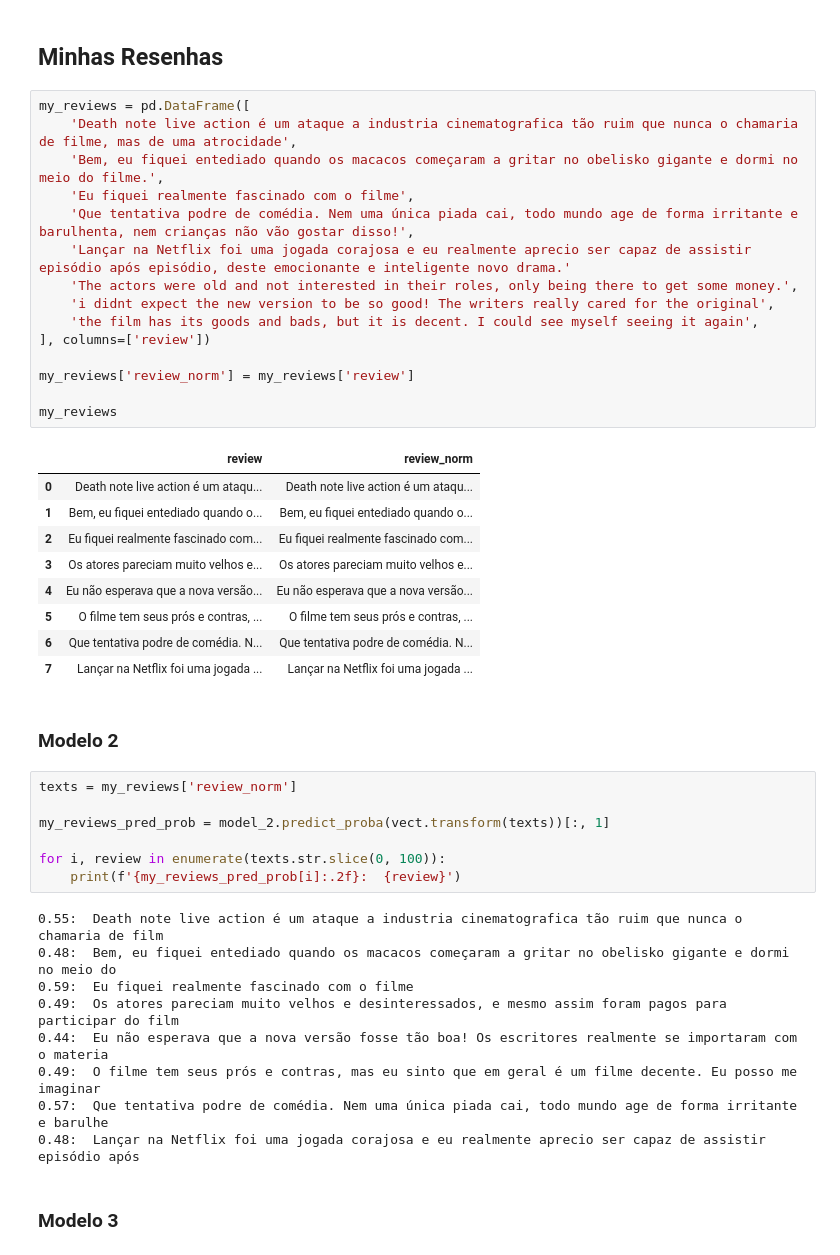
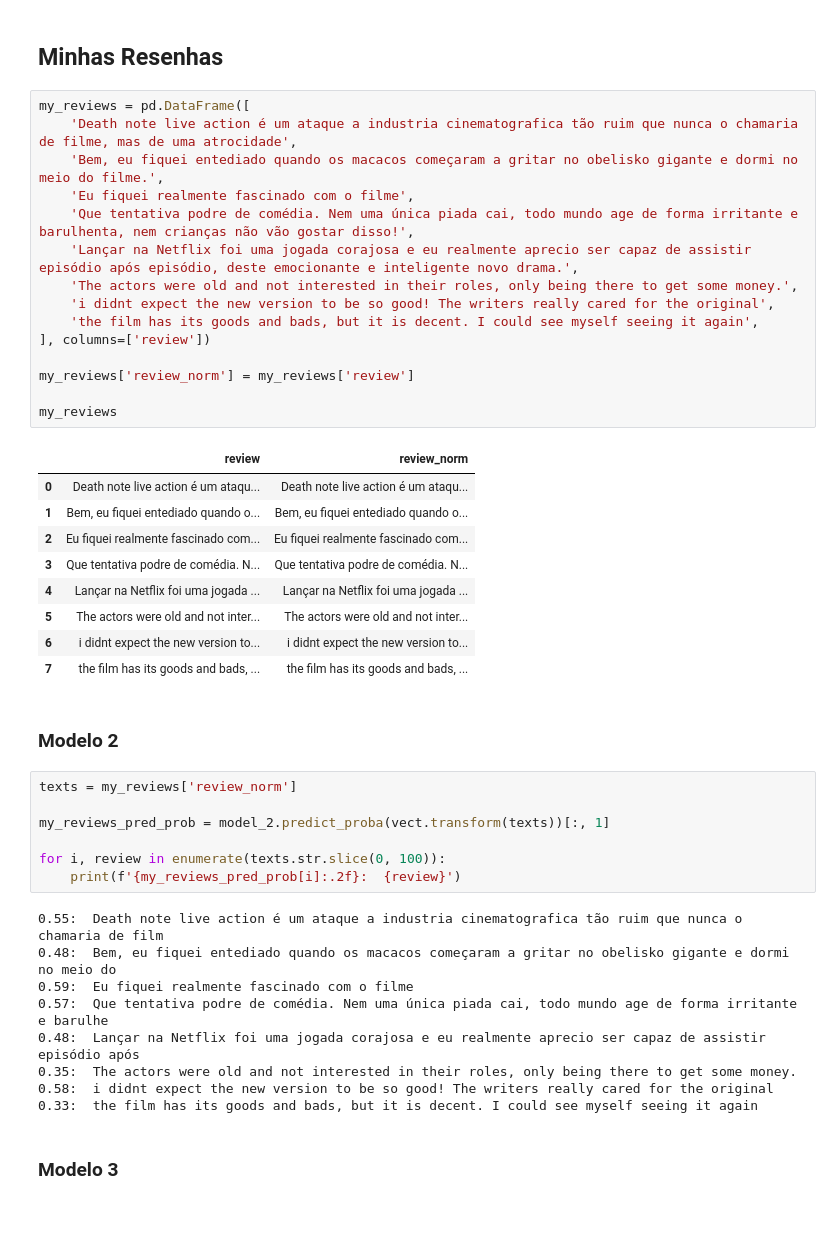
Before and after one commit to MHCTDS/Film_review_avaliation_Matheus, a Jupyter notebook: notebooks/Notebook.ipynb, the cells around one changed output. Cells and saved outputs as stored; diff of their text form; blank space fills up the shorter version.

```diff
--- a/notebooks/Notebook.ipynb
+++ b/notebooks/Notebook.ipynb
@@ -589,28 +602,28 @@ def BERT_text_to_embeddings(texts, max_length=512, batch_size=100, force_device=
 # %%
 my_reviews = pd.DataFrame([
     'Death note live action é um ataque a industria cinematografica tão ruim que nunca o chamaria de filme, mas de uma atrocidade',
     'Bem, eu fiquei entediado quando os macacos começaram a gritar no obelisko gigante e dormi no meio do filme.',
     'Eu fiquei realmente fascinado com o filme',
     'Que tentativa podre de comédia. Nem uma única piada cai, todo mundo age de forma irritante e barulhenta, nem crianças não vão gostar disso!',
-    'Lançar na Netflix foi uma jogada corajosa e eu realmente aprecio ser capaz de assistir episódio após episódio, deste emocionante e inteligente novo drama.'
+    'Lançar na Netflix foi uma jogada corajosa e eu realmente aprecio ser capaz de assistir episódio após episódio, deste emocionante e inteligente novo drama.',
     'The actors were old and not interested in their roles, only being there to get some money.',
     'i didnt expect the new version to be so good! The writers really cared for the original',
     'the film has its goods and bads, but it is decent. I could see myself seeing it again',
 ], columns=['review'])
 
 my_reviews['review_norm'] = my_reviews['review']
 
 my_reviews
 # %% [output]
 |  | review | review_norm |
 | 0 | Death note live action é um ataqu... | Death note live action é um ataqu... |
 | 1 | Bem, eu fiquei entediado quando o... | Bem, eu fiquei entediado quando o... |
 | 2 | Eu fiquei realmente fascinado com... | Eu fiquei realmente fascinado com... |
-| 3 | Os atores pareciam muito velhos e... | Os atores pareciam muito velhos e... |
-| 4 | Eu não esperava que a nova versão... | Eu não esperava que a nova versão... |
-| 5 | O filme tem seus prós e contras, ... | O filme tem seus prós e contras, ... |
-| 6 | Que tentativa podre de comédia. N... | Que tentativa podre de comédia. N... |
-| 7 | Lançar na Netflix foi uma jogada ... | Lançar na Netflix foi uma jogada ... |
+| 3 | Que tentativa podre de comédia. N... | Que tentativa podre de comédia. N... |
+| 4 | Lançar na Netflix foi uma jogada ... | Lançar na Netflix foi uma jogada ... |
+| 5 | The actors were old and not inter... | The actors were old and not inter... |
+| 6 | i didnt expect the new version to... | i didnt expect the new version to... |
+| 7 | the film has its goods and bads, ... | the film has its goods and bads, ... |
 # %% [markdown]
 ### Modelo 2
 # %%
@@ -624,11 +637,11 @@ for i, review in enumerate(texts.str.slice(0, 100)):
 0.55:  Death note live action é um ataque a industria cinematografica tão ruim que nunca o chamaria de film
 0.48:  Bem, eu fiquei entediado quando os macacos começaram a gritar no obelisko gigante e dormi no meio do
 0.59:  Eu fiquei realmente fascinado com o filme
-0.49:  Os atores pareciam muito velhos e desinteressados, e mesmo assim foram pagos para participar do film
-0.44:  Eu não esperava que a nova versão fosse tão boa! Os escritores realmente se importaram com o materia
-0.49:  O filme tem seus prós e contras, mas eu sinto que em geral é um filme decente. Eu posso me imaginar
 0.57:  Que tentativa podre de comédia. Nem uma única piada cai, todo mundo age de forma irritante e barulhe
 0.48:  Lançar na Netflix foi uma jogada corajosa e eu realmente aprecio ser capaz de assistir episódio após
+0.35:  The actors were old and not interested in their roles, only being there to get some money.
+0.58:  i didnt expect the new version to be so good! The writers really cared for the original
+0.33:  the film has its goods and bads, but it is decent. I could see myself seeing it again
 # %% [markdown]
 ### Modelo 3
 # %%
```
Also changed, not shown: parts of 8 cells of this notebook.
